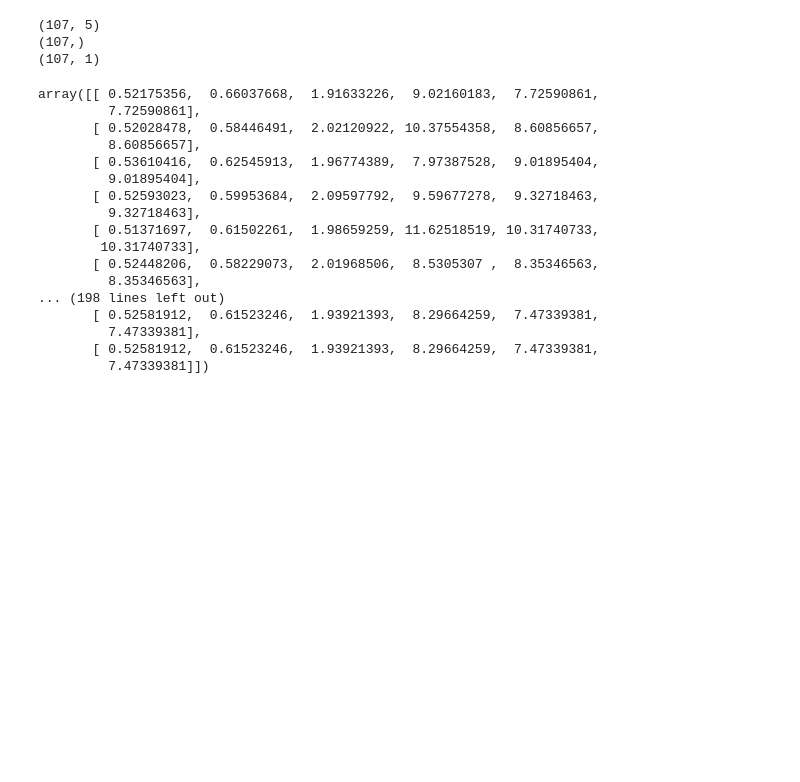
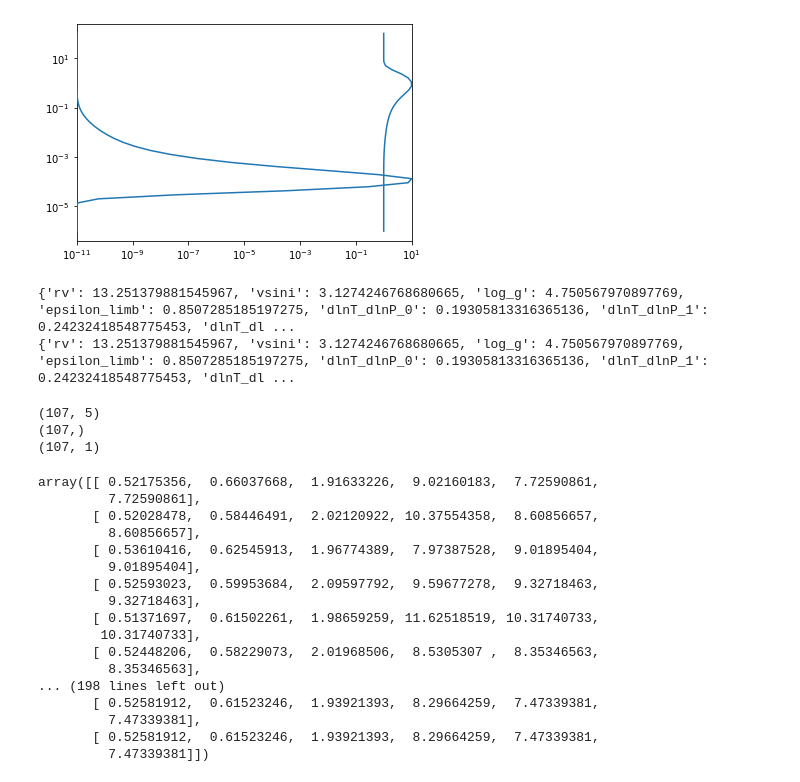
Before and after one commit to NatalieGrasser/atm_retrieval, a Jupyter notebook: atm_retrieval/debugging.ipynb, the cells around one changed output. Saved outputs shown, nothing was run; the diff lists cells and outputs as text; code cells hidden in the pictures; blank space fills up the shorter version.

Commit message:
added correlated testspec, improved efficiency, updated plot

```diff
--- a/atm_retrieval/debugging.ipynb
+++ b/atm_retrieval/debugging.ipynb
@@ -110,3 +145,50 @@ retrieval=init_retrieval(brown_dwarf='2M0355',PT_type='PTgrad',chem='freechem',N
+# %%
+import matplotlib.pyplot as plt
+summed_contr=np.nanmean(retrieval.final_object.contr_em_orders,axis=0) # average over all orders
+xmin=1e-11
+xmax=1e1
+ax=plt.gca()
+
+contribution_plot=summed_contr/np.max(summed_contr)#*(xmax-xmin)+xmin#-xmax
+contribution_plot=10**contribution_plot
+#print(np.max(contribution_plot))
+#contribution_plot=contribution_plot/np.max(contribution_plot)#*10**(xmax-xmin)+10**xmin
+
+#diff=np.log10(xmin)-np.min(contribution_plot)
+#print(diff)
+#contribution_plot-=10**diff
+#plt.plot(10**contribution_plot,retrieval.final_object.pressure)
+plt.plot(contribution_plot,retrieval.final_object.pressure)
+
+ax.set_yscale('log')
+ax.set_xscale('log')
+ax.set_xlim(xmin,xmax)
+
+# create new axes (set invisible) to show contribution (because it is linear-log, not log-log)
+contribution_plot=summed_contr/np.max(summed_contr)*(xmax-xmin)+xmin
+ax2 = ax.inset_axes([0,0,1,1]) #[x0, y0, width, height]
+ax2.plot(contribution_plot,np.log10(retrieval.final_object.pressure)[::-1])
+ax2.set_xlim(np.min(contribution_plot),np.max(contribution_plot))
+#xax = ax2.axes.get_xaxis().set_visible(False)
+#yax = ax2.axes.get_yaxis().set_visible(False)
+ax2.axis('off')
+ax2.set_facecolor('none')
+# %% [output]
+[figure, added]
+# %%
+bounds_array=[]
+for i,key in enumerate(retrieval.parameters.param_keys):
+    bounds=retrieval.parameters.param_priors[key]
+    bounds_array.append(bounds)
+bounds_array=np.array(bounds_array)
+
+for sample in retrieval.posterior:
+    # sample value is final/real value, need it to be between 0 and 1 depending on prior, same as cube
+    cube=(sample-bounds_array[:,0])/(bounds_array[:,1]-bounds_array[:,0])
+    retrieval.parameters(cube)
+# %% [output]
+{'rv': 13.251379881545967, 'vsini': 3.1274246768680665, 'log_g': 4.750567970897769, 'epsilon_limb': 0.8507285185197275, 'dlnT_dlnP_0': 0.19305813316365136, 'dlnT_dlnP_1': 0.24232418548775453, 'dlnT_dl ...
+{'rv': 13.251379881545967, 'vsini': 3.1274246768680665, 'log_g': 4.750567970897769, 'epsilon_limb': 0.8507285185197275, 'dlnT_dlnP_0': 0.19305813316365136, 'dlnT_dlnP_1': 0.24232418548775453, 'dlnT_dl ...
 # %%
 print(retrieval2.ratios_posterior.shape)
 print(retrieval2.ratios_posterior[:,-1].shape)
```
Also changed, not shown: parts of 4 cells of this notebook, 7 other files.
